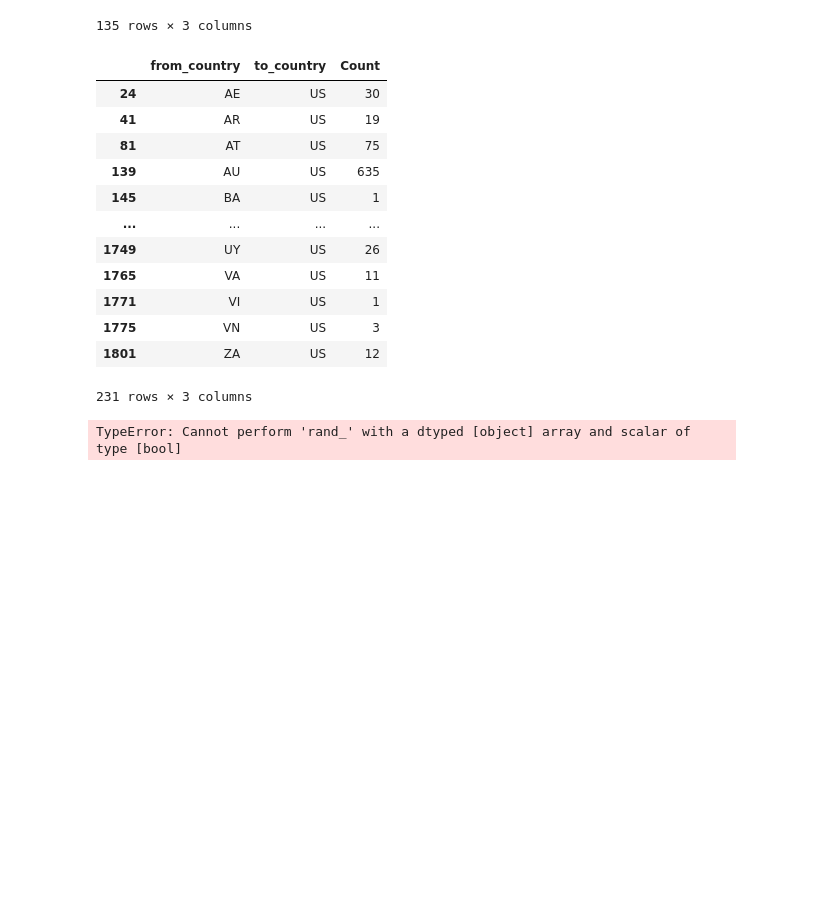
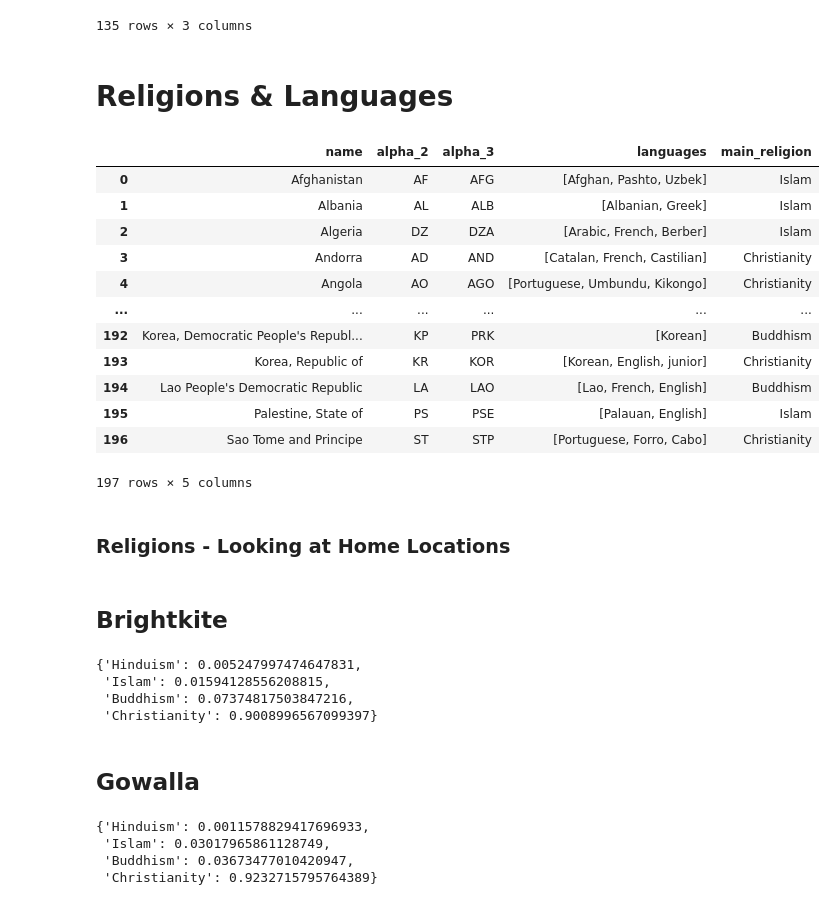
Before and after one commit to epfl-ada/ada-2020-project-milestone-p3-p3_, a Jupyter notebook: research_question_4.ipynb, the cells around one changed output. Saved outputs shown, nothing was run; the diff lists cells and outputs as text; code cells hidden in the pictures; blank space fills up the shorter version.

```diff
--- a/research_question_4.ipynb
+++ b/research_question_4.ipynb
@@ -84,24 +85,56 @@ edges_countries[edges_countries["from_country"] == "US"].sort_values(["Count"],
 | 1725 | US | TD | 1 |
 | 1716 | US | SD | 1 |
 135 rows × 3 columns
-# %%
-country = "US"
-edges_countries[(edges_countries["from_country"]=="US") | (edges_countries["to_country"]=="US")]
-# %% [output]
-|  | from_country | to_country | Count |
-| 24 | AE | US | 30 |
-| 41 | AR | US | 19 |
-| 81 | AT | US | 75 |
-| 139 | AU | US | 635 |
-| 145 | BA | US | 1 |
-| ... | ... | ... | ... |
-| 1749 | UY | US | 26 |
-| 1765 | VA | US | 11 |
-| 1771 | VI | US | 1 |
-| 1775 | VN | US | 3 |
-| 1801 | ZA | US | 12 |
-231 rows × 3 columns
-# %%
-edges_countries["from_country"]=="US" & edges_countries["from_country"]=="US"
-# %% [output]
-TypeError: Cannot perform 'rand_' with a dtyped [object] array and scalar of type [bool]
+# %% [markdown]
+# Religions & Languages
+# %%
+countries = pd.read_pickle("countries.pkl")
+countries
+# %% [output]
+|  | name | alpha_2 | alpha_3 | languages | main_religion |
+| 0 | Afghanistan | AF | AFG | [Afghan, Pashto, Uzbek] | Islam |
+| 1 | Albania | AL | ALB | [Albanian, Greek] | Islam |
+| 2 | Algeria | DZ | DZA | [Arabic, French, Berber] | Islam |
+| 3 | Andorra | AD | AND | [Catalan, French, Castilian] | Christianity |
+| 4 | Angola | AO | AGO | [Portuguese, Umbundu, Kikongo] | Christianity |
+| ... | ... | ... | ... | ... | ... |
+| 192 | Korea, Democratic People's Republ... | KP | PRK | [Korean] | Buddhism |
+| 193 | Korea, Republic of | KR | KOR | [Korean, English, junior] | Christianity |
+| 194 | Lao People's Democratic Republic | LA | LAO | [Lao, French, English] | Buddhism |
+| 195 | Palestine, State of | PS | PSE | [Palauan, English] | Islam |
+| 196 | Sao Tome and Principe | ST | STP | [Portuguese, Forro, Cabo] | Christianity |
+197 rows × 5 columns
+# %% [markdown]
+### Religions - Looking at Home Locations
+# %% [markdown]
+## Brightkite
+# %%
+# check how many likelihood of living in a country for a given religion
+unique_religions = list(set(countries["main_religion"]))
+count_religions = {religion:0 for religion in unique_religions}
+for country in tqdm(list(homes_B["country"])):
+    for religion in countries[countries["alpha_2"]==country]["main_religion"]:
+        count_religions[religion] += 1
+count_religions = {k: v/len(homes_B) for k, v in sorted(count_religions.items(), key=lambda item: item[1])}
+count_religions
+# %% [output]
+{'Hinduism': 0.005247997474647831,
+ 'Islam': 0.01594128556208815,
+ 'Buddhism': 0.07374817503847216,
+ 'Christianity': 0.9008996567099397}
+# %% [markdown]
+## Gowalla
+# %%
+# check how many likelihood of living in a country for a given religion
+unique_religions = list(set(countries["main_religion"]))
+count_religions = {religion:0 for religion in unique_religions}
+for country in tqdm(list(homes_G["country"])):
+    for religion in countries[countries["alpha_2"]==country]["main_religion"]:
+        count_religions[religion] += 1
+count_religions = {k: v/len(homes_G) for k, v in sorted(count_religions.items(), key=lambda item: item[1])}
+count_religions
+# %% [output]
+{'Hinduism': 0.0011578829417696933,
+ 'Islam': 0.03017965861128749,
+ 'Buddhism': 0.03673477010420947,
+ 'Christianity': 0.9232715795764389}
```
Also changed, not shown: parts of 1 cell of this notebook, 2 other files.
